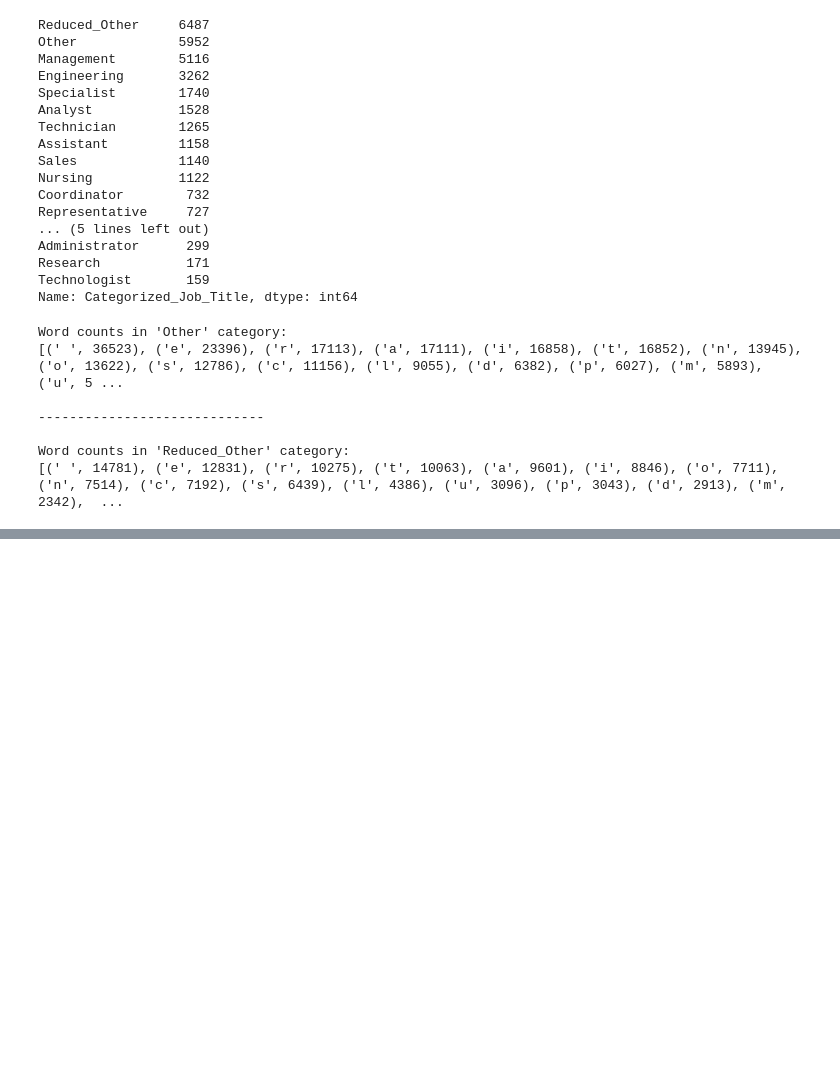
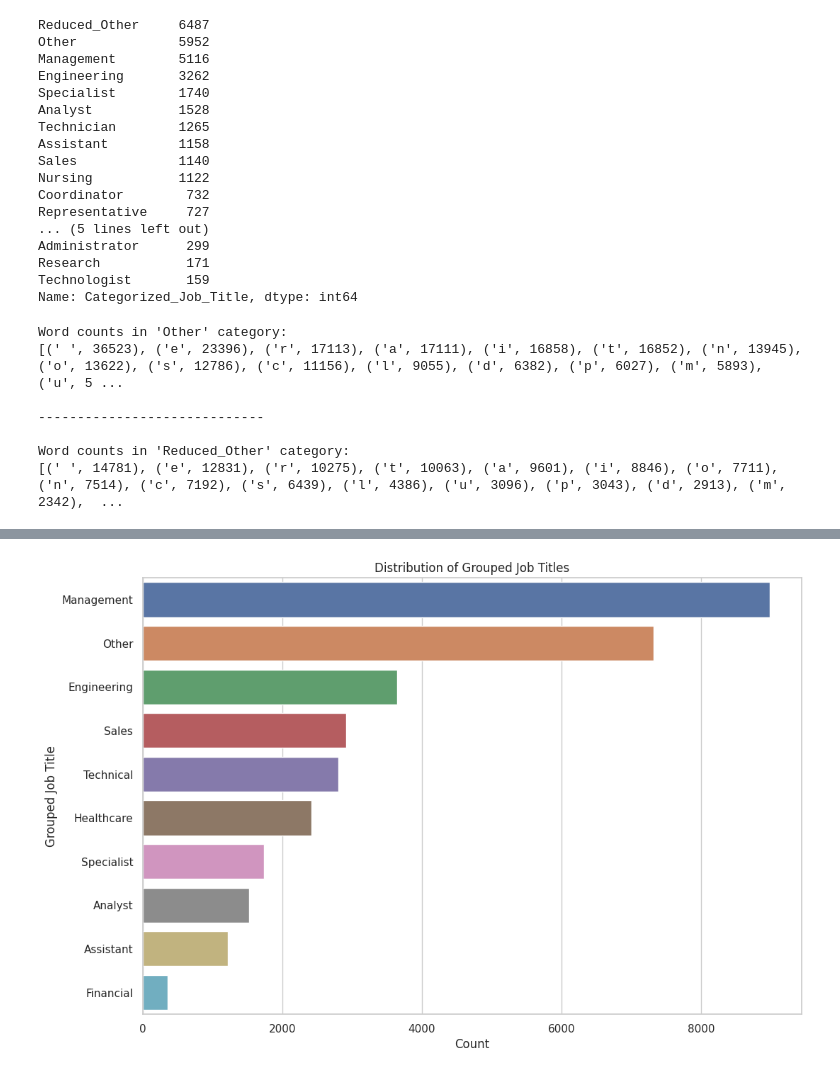
Before and after one commit to othniel77/datascience, a Jupyter notebook: Salaire_et_Emploi_sur_linkedin.ipynb, the cells around one changed output, grey strips where cells are left out. Cells and saved outputs as stored; diff of their text form; code cells hidden in the pictures; blank space fills up the shorter version.

```diff
--- a/Salaire_et_Emploi_sur_linkedin.ipynb
+++ b/Salaire_et_Emploi_sur_linkedin.ipynb
@@ -458,0 +620,76 @@ Word counts in 'Reduced_Other' category:
+# %%
+
+# Define a mapping for grouping categories
+category_mapping = {
+    'Management': 'Management',
+    'Engineering': 'Engineering',
+    'I': 'Other',
+    'Nursing': 'Healthcare',
+    'Sales': 'Sales',
+    'Specialist': 'Specialist',
+    'Analyst': 'Analyst',
+    'Technician': 'Technical',
+    'Assistant': 'Assistant',
+    'Reduced_Other': 'Other',
+    'Director': 'Management',
+    'To': 'Other',
+    'Other': 'Other',
+    'Coordinator': 'Management',
+    'Representative': 'Sales',
+    'Developer': 'Technical',
+    'Supervisor': 'Management',
+    'Lead': 'Management',
+    'Consultant': 'Management',
+    'Architect': 'Engineering',
+    'Senior': 'Other',
+    'Slash': 'Other',
+    'Accounting': 'Financial',
+    'Technical': 'Technical',
+    'Designer': 'Creative',
+    'Administrator': 'Management',
+    'Operator': 'Technical',
+    'Executive': 'Management',
+    'Driver': 'Other',
+    'Part': 'Other',
+    'Research': 'Other',
+    'Service': 'Other',
+    'Technologist': 'Technical',
+    'Health': 'Healthcare',
+    'Support': 'Other',
+    'Care': 'Healthcare',
+    'Staff': 'Other',
+    'Team': 'Management',
+    'Business': 'Other',
+    'Data': 'Technical',
+    'Remote': 'Other',
+    'Job': 'Other',
+    'Operations': 'Management',
+    'Travel': 'Other',
+    'Center': 'Management',
+    '2024': 'Other',
+    'Tax': 'Financial',
+    'Make': 'Other',
+    'Development': 'Other',
+    'Full': 'Other',
+    'Pipe': 'Other'
+}
+# Map the categories using the defined mapping
+df['Grouped_Category'] = df['Recategorized_Job_Title'].map(category_mapping)
+# Check the unique values in the new column
+print(df['Grouped_Category'].unique())
+# Print the count values of grouped categories
+grouped_category_counts = df['Grouped_Category'].value_counts()
+print(grouped_category_counts)
+# Set the plot style
+sns.set(style="whitegrid")
+# Plot a bar chart for the grouped categories
+plt.figure(figsize=(12, 8))
+sns.countplot(y='Grouped_Category', data=df, order=df['Grouped_Category']
+              .value_counts().index[:10])
+#sns.countplot(y='Location', data=df, order=df['Location'].value_counts())
+#axes[0].set_title('Top 10 Locations with Most Job Listings')
+plt.title('Distribution of Grouped Job Titles')
+plt.xlabel('Count')
+plt.ylabel('Grouped Job Title')
+plt.show()
+# %% [output]
@@ -458,0 +710 @@ Word counts in 'Reduced_Other' category:
+[figure, added]
```
Also changed, not shown: parts of 76 cells of this notebook.
